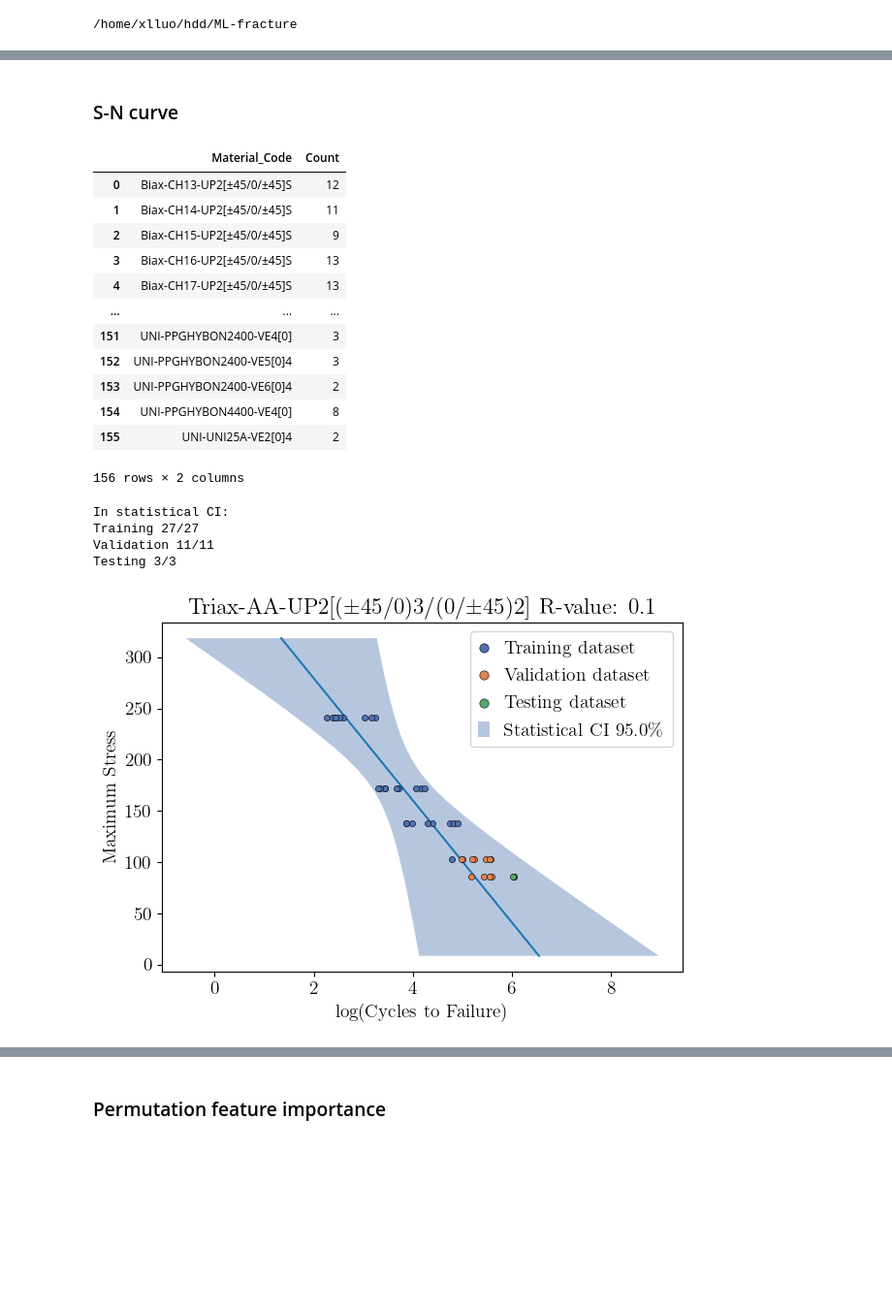
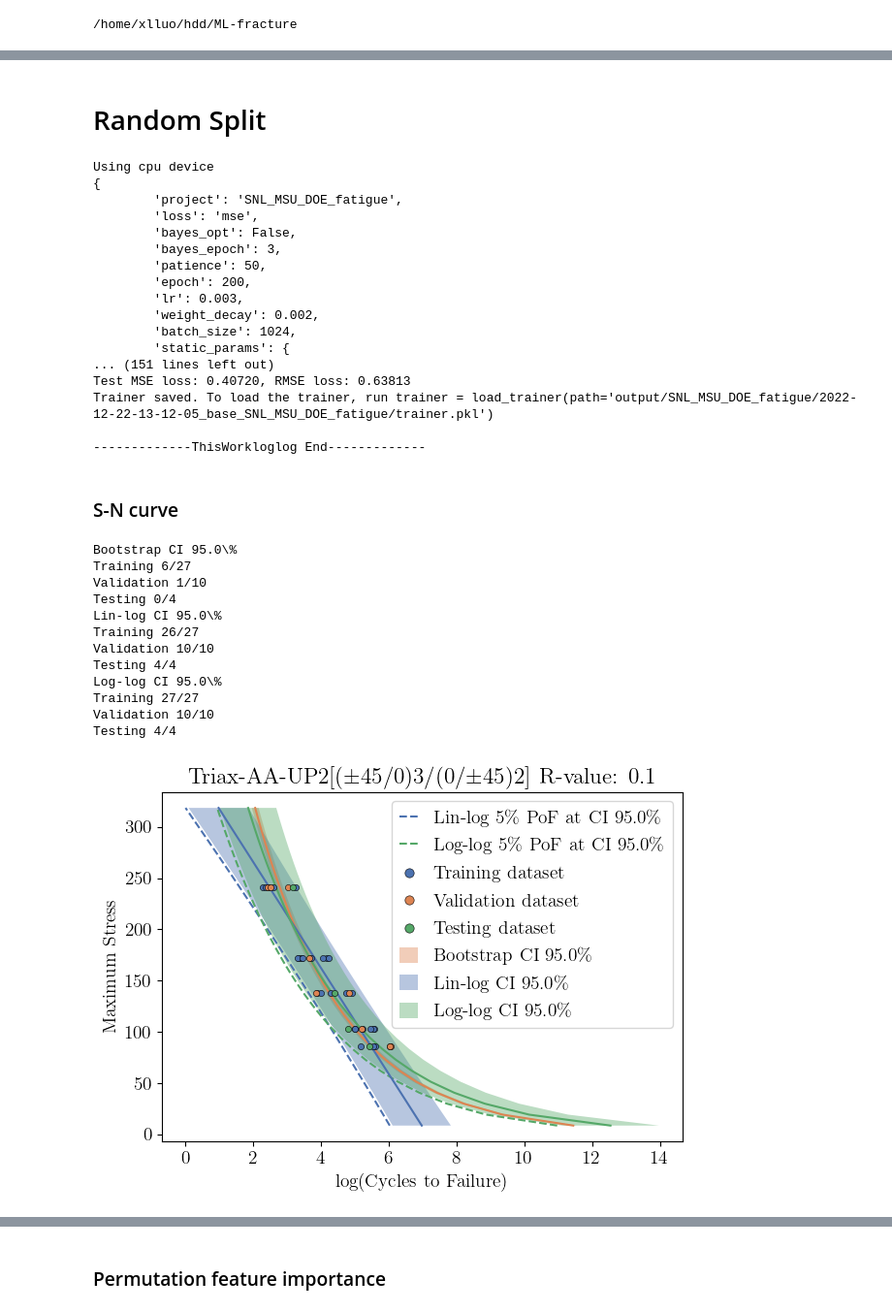
Before and after one commit to Luwen-Zhang/SNEnsemble, a Jupyter notebook: notebooks/main.ipynb, the cells around one changed output, grey strips where cells are left out. Shown at 97% size. Saved outputs shown, nothing was run; the diff lists cells and outputs as text; code cells hidden in the pictures; blank space fills up the shorter version.

```diff
--- a/notebooks/main.ipynb
+++ b/notebooks/main.ipynb
@@ -18,26 +11,60 @@ The autoreload extension is already loaded. To reload it, use:
+# %% [markdown]
+# Random Split
+# %%
+from src.core.model import *
+
+device = "cuda" if torch.cuda.is_available() else "cpu"
+print("Using {} device".format(device))
+
+configfile = "base_SNL_MSU_DOE_fatigue"
+trainer = Trainer(device=device)
+trainer.load_config(configfile)
+trainer.load_data()
+trainer.train(verbose=True)
+
+models = [
+    MLP(trainer),
+    ThisWork(trainer),
+    ThisWork(trainer, manual_activate=["linlogSN"], program="ThisWorklinlog"),
+    ThisWork(trainer, manual_activate=["loglogSN"], program="ThisWorkloglog"),
+]
+
+trainer.add_modelbases(models)
+# trainer.bayes_opt=True
+trainer.train(verbose=True)
+# %% [output]
+Using cpu device
+{
+        'project': 'SNL_MSU_DOE_fatigue',
+        'loss': 'mse',
+        'bayes_opt': False,
+        'bayes_epoch': 3,
+        'patience': 50,
+        'epoch': 200,
+        'lr': 0.003,
+        'weight_decay': 0.002,
+        'batch_size': 1024,
+        'static_params': {
+... (151 lines left out)
+Test MSE loss: 0.40720, RMSE loss: 0.63813
+Trainer saved. To load the trainer, run trainer = load_trainer(path='output/SNL_MSU_DOE_fatigue/2022-12-22-13-12-05_base_SNL_MSU_DOE_fatigue/trainer.pkl')
+
+-------------ThisWorkloglog End-------------
 # %% [markdown]
 ### S-N curve
-# %%
-trainer.get_material_code(unique=True)
-# %% [output]
-|  | Material_Code | Count |
-| 0 | Biax-CH13-UP2[±45/0/±45]S | 12 |
-| 1 | Biax-CH14-UP2[±45/0/±45]S | 11 |
-| 2 | Biax-CH15-UP2[±45/0/±45]S | 9 |
-| 3 | Biax-CH16-UP2[±45/0/±45]S | 13 |
-| 4 | Biax-CH17-UP2[±45/0/±45]S | 13 |
-| ... | ... | ... |
-| 151 | UNI-PPGHYBON2400-VE4[0] | 3 |
-| 152 | UNI-PPGHYBON2400-VE5[0]4 | 3 |
-| 153 | UNI-PPGHYBON2400-VE6[0]4 | 2 |
-| 154 | UNI-PPGHYBON4400-VE4[0] | 8 |
-| 155 | UNI-UNI25A-VE2[0]4 | 2 |
-156 rows × 2 columns
 # %%
-trainer.plot_S_N(s_col='Maximum Stress', n_col='log(Cycles to Failure)', r_col='Minimum/Maximum Stress', m_code='Triax-AA-UP2[(±45/0)3/(0/±45)2]', n_bootstrap=1, r_value=0.1, load_dir='tension')
+trainer.plot_S_N(m_code='Triax-AA-UP2[(±45/0)3/(0/±45)2]', s_col='Maximum Stress', n_col='log(Cycles to Failure)', r_col='Minimum/Maximum Stress', n_bootstrap=2, r_value=0.1, load_dir='tension', verbose=False, program="ThisWorkloglog")
 # %% [output]
-In statistical CI:
+Bootstrap CI 95.0\%
+Training 6/27
+Validation 1/10
+Testing 0/4
+Lin-log CI 95.0\%
+Training 26/27
+Validation 10/10
+Testing 4/4
+Log-log CI 95.0\%
 Training 27/27
-Validation 11/11
-Testing 3/3
+Validation 10/10
+Testing 4/4
-[figure, old version]
+[figure, new version]
```
Also changed, not shown: parts of 28 cells of this notebook.
